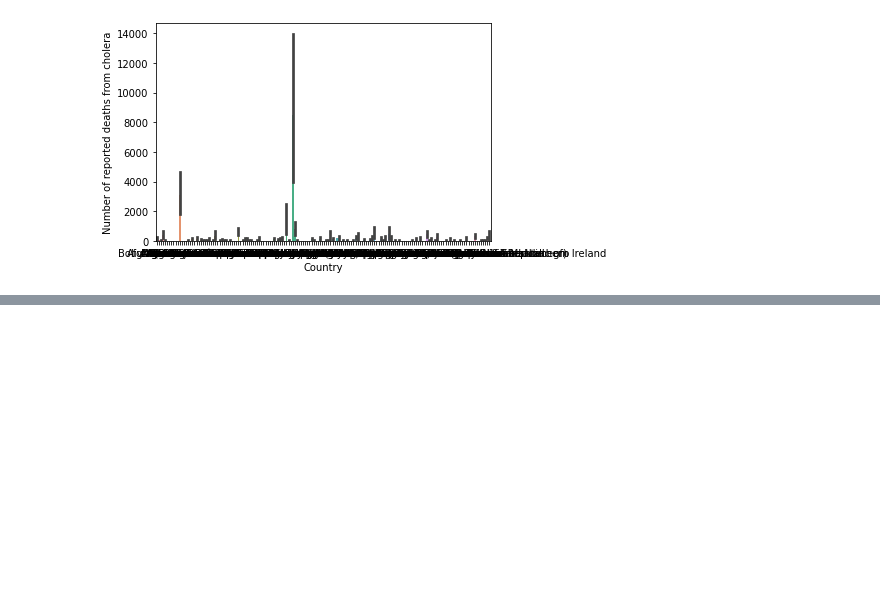
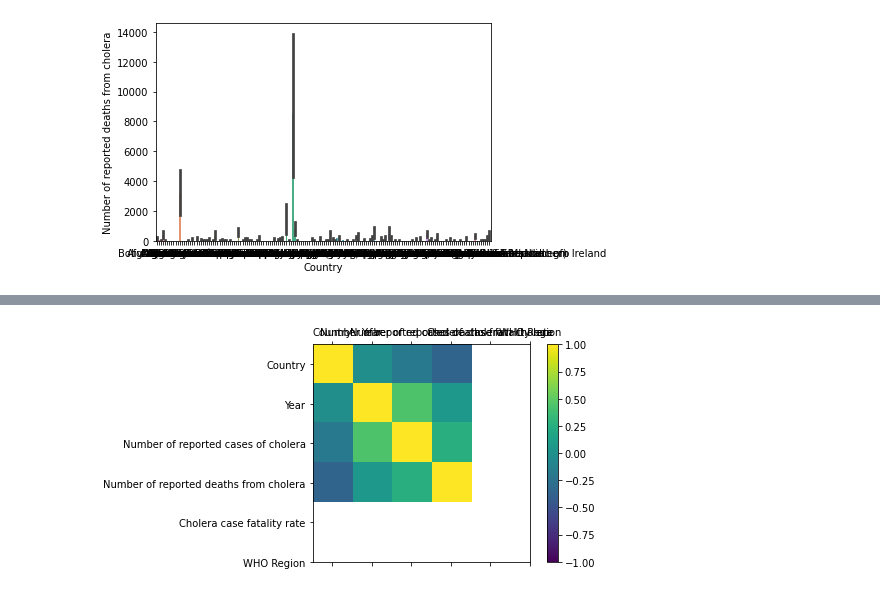
Before and after one commit to vipinkatara/Cholera-EDA, a Jupyter notebook: Cholera-EDA.ipynb, the cells around one changed output, grey strips where cells are left out. Saved outputs shown, nothing was run; the diff lists cells and outputs as text; code cells hidden in the pictures; blank space fills up the shorter version.

```diff
--- a/Cholera-EDA.ipynb
+++ b/Cholera-EDA.ipynb
@@ -123,0 +127,17 @@ plt.show()
+# %%
+names = ['Country', 'Year', 'Number of reported cases of cholera',
+       'Number of reported deaths from cholera', 'Cholera case fatality rate',
+       'WHO Region']
+correlations = df.corr()
+fig = plt.figure()
+ax = fig.add_subplot(111)
+cax = ax.matshow(correlations, vmin=-1, vmax=1)
+fig.colorbar(cax)
+ticks = np.arange(0,6,1)
+ax.set_xticks(ticks)
+ax.set_yticks(ticks)
+ax.set_xticklabels(names)
+ax.set_yticklabels(names)
+plt.show()
+# %% [output]
+[figure, added]
```
Also changed, not shown: parts of 5 cells of this notebook.
